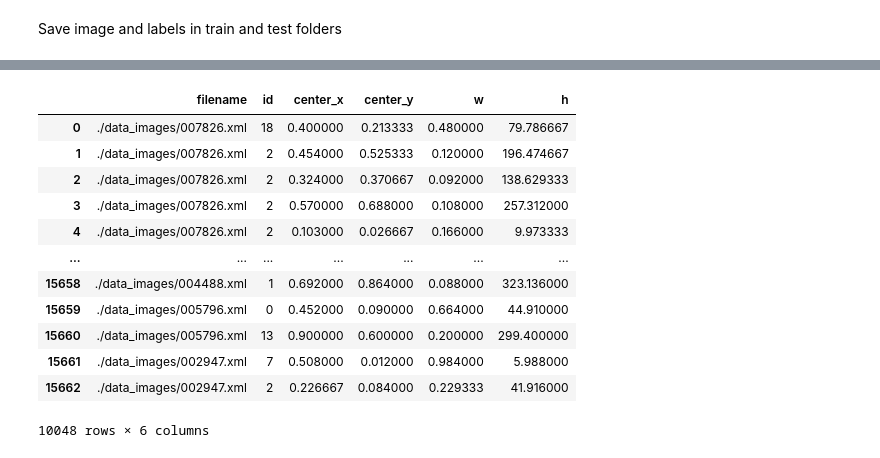
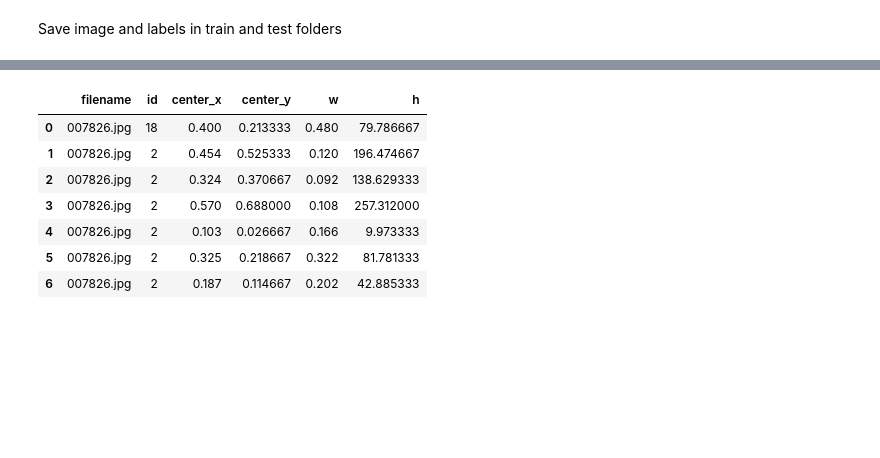
Before and after one commit to aamanlamba/yolo-object-detection, a Jupyter notebook: 01-extract-object-info-from-xml.ipynb, the cells around one changed output, grey strips where cells are left out. Saved outputs shown, nothing was run; the diff lists cells and outputs as text; code cells hidden in the pictures; blank space fills up the shorter version.

```diff
--- a/01-extract-object-info-from-xml.ipynb
+++ b/01-extract-object-info-from-xml.ipynb
@@ -146,20 +148,16 @@ os.mkdir(test_folder)
 # %%
 cols = ['filename','id','center_x','center_y','w','h']
 groupby_obj_train = train_df[cols].groupby('filename')
 groupby_obj_test = test_df[cols].groupby('filename')
 
-groupby_obj_train.head()
+groupby_obj_train.get_group('007826.jpg').set_index('filename').to_csv('sample.txt',index=False,header=False)
+groupby_obj_train.get_group('007826.jpg')
 # %% [output]
 |  | filename | id | center_x | center_y | w | h |
-| 0 | ./data_images/007826.xml | 18 | 0.400000 | 0.213333 | 0.480000 | 79.786667 |
-| 1 | ./data_images/007826.xml | 2 | 0.454000 | 0.525333 | 0.120000 | 196.474667 |
-| 2 | ./data_images/007826.xml | 2 | 0.324000 | 0.370667 | 0.092000 | 138.629333 |
-| 3 | ./data_images/007826.xml | 2 | 0.570000 | 0.688000 | 0.108000 | 257.312000 |
-| 4 | ./data_images/007826.xml | 2 | 0.103000 | 0.026667 | 0.166000 | 9.973333 |
-| ... | ... | ... | ... | ... | ... | ... |
-| 15658 | ./data_images/004488.xml | 1 | 0.692000 | 0.864000 | 0.088000 | 323.136000 |
-| 15659 | ./data_images/005796.xml | 0 | 0.452000 | 0.090000 | 0.664000 | 44.910000 |
-| 15660 | ./data_images/005796.xml | 13 | 0.900000 | 0.600000 | 0.200000 | 299.400000 |
-| 15661 | ./data_images/002947.xml | 7 | 0.508000 | 0.012000 | 0.984000 | 5.988000 |
-| 15662 | ./data_images/002947.xml | 2 | 0.226667 | 0.084000 | 0.229333 | 41.916000 |
+| 0 | 007826.jpg | 18 | 0.400 | 0.213333 | 0.480 | 79.786667 |
+| 1 | 007826.jpg | 2 | 0.454 | 0.525333 | 0.120 | 196.474667 |
+| 2 | 007826.jpg | 2 | 0.324 | 0.370667 | 0.092 | 138.629333 |
+| 3 | 007826.jpg | 2 | 0.570 | 0.688000 | 0.108 | 257.312000 |
+| 4 | 007826.jpg | 2 | 0.103 | 0.026667 | 0.166 | 9.973333 |
+| 5 | 007826.jpg | 2 | 0.325 | 0.218667 | 0.322 | 81.781333 |
+| 6 | 007826.jpg | 2 | 0.187 | 0.114667 | 0.202 | 42.885333 |
-10048 rows × 6 columns
```
Also changed, not shown: parts of 11 cells of this notebook.
